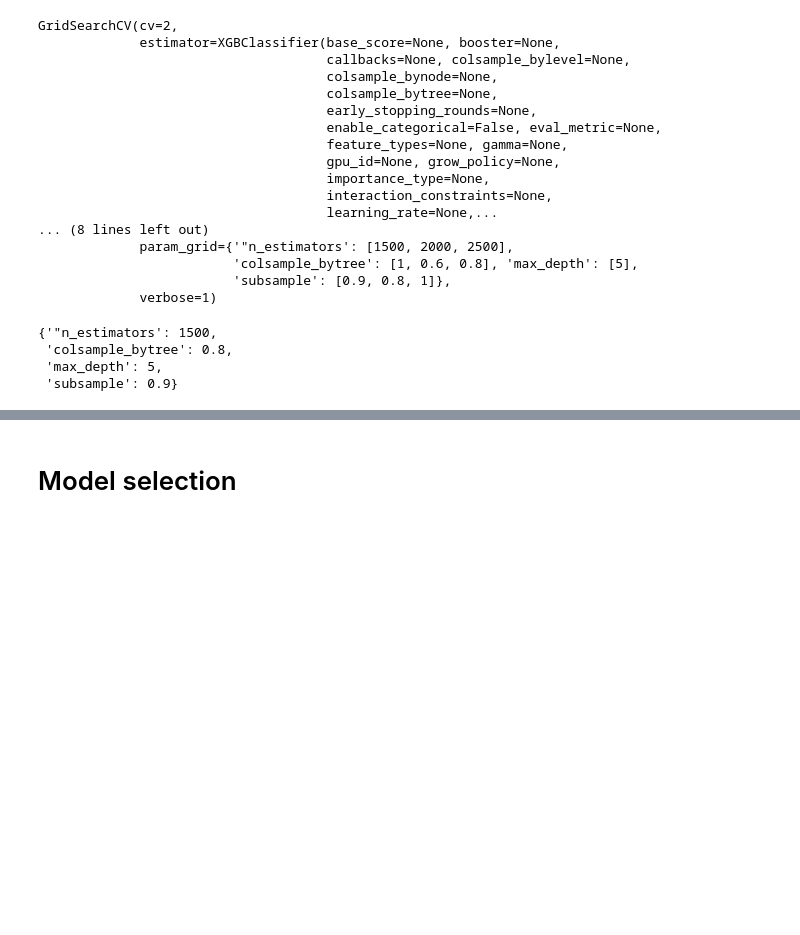
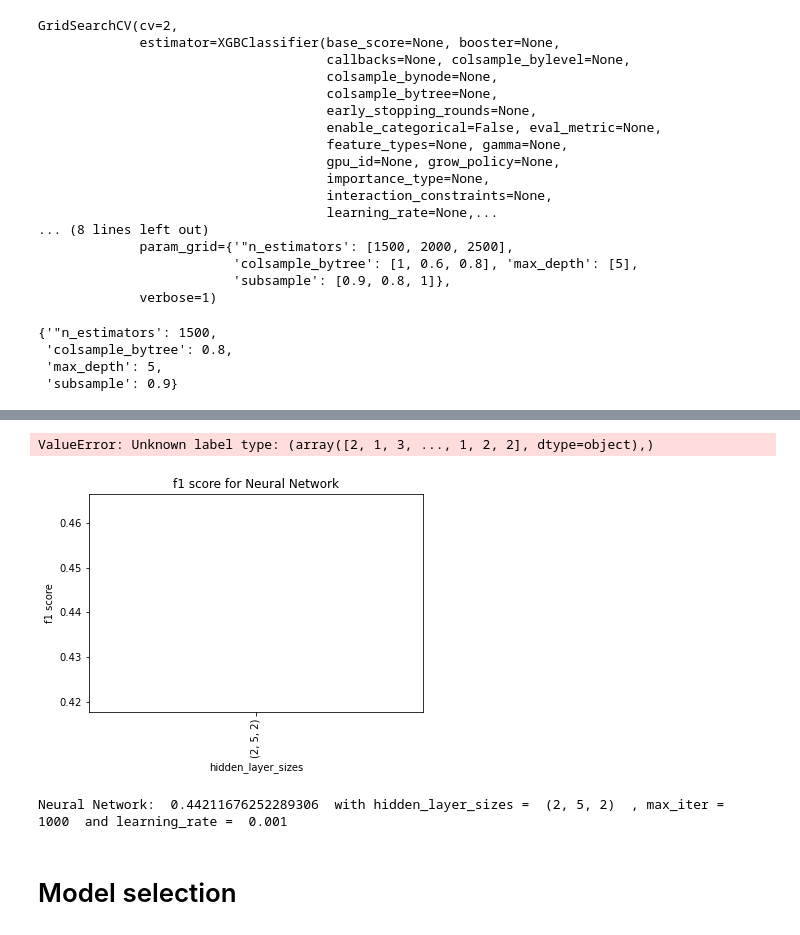
Before and after one commit to shahrohman/inf8245e_kaggle, a Jupyter notebook: ML_kaggle copy.ipynb, the cells around one changed output, grey strips where cells are left out. Cells and saved outputs as stored; diff of their text form; code cells hidden in the pictures; blank space fills up the shorter version.

```diff
--- a/ML_kaggle copy.ipynb
+++ b/ML_kaggle copy.ipynb
@@ -467,3 +532,38 @@ CV_clf.best_params_
+# %%
+hidden_layer_sizes_values = [(2, 5, 2)]
+# max_iter_values = [100, 200, 300, 400, 500] peut-être pas assez
+max_iter_values = [1000]
+learning_rate_values = [1e-3]
+
+f1_scores_nnb = np.zeros((len(hidden_layer_sizes_values), len(max_iter_values), len(learning_rate_values)))
+
+i = 0
+for hidden_layer_sizes in hidden_layer_sizes_values:
+    j = 0
+    for max_iter in max_iter_values:
+        k = 0
+        for learning_rate in learning_rate_values:
+            f1_scores_nnb[i,j,k] = neural_network(X_train, X_test, y_train, y_test, hidden_layer_sizes, max_iter, learning_rate = learning_rate, solver = 'adam')
+            k += 1
+        j += 1
+    i += 1
+# %% [output]
+ValueError: Unknown label type: (array([2, 1, 3, ..., 1, 2, 2], dtype=object),)
+# %%
+# hidden_layer_sizes_values = [(5, 5), (10, 10), (15, 15), (20, 20), (25, 25)]
+
+plt.title("f1 score for Neural Network")
+plt.ylabel("f1 score")
+plt.xlabel("hidden_layer_sizes")
+plt.xticks(np.arange(0, len(hidden_layer_sizes_values)*len(max_iter_values)*len(learning_rate_values), len(max_iter_values)*len(learning_rate_values)), hidden_layer_sizes_values, rotation = 90)
+plt.plot(f1_scores_nnb.flatten())
+plt.show()
+
+indices_maxb = np.unravel_index(np.argmax(f1_scores_nnb, axis=None), f1_scores_nnb.shape)
+print("Neural Network: ", f1_scores_nnb[indices_maxb], " with hidden_layer_sizes = ", hidden_layer_sizes_values[indices_maxb[0]], " , max_iter = ", max_iter_values[indices_maxb[1]], " and learning_rate = ", learning_rate_values[indices_maxb[2]])
+# %% [output]
+[figure, added]
+Neural Network:  0.44211676252289306  with hidden_layer_sizes =  (2, 5, 2)  , max_iter =  1000  and learning_rate =  0.001
 # %% [markdown]
 # Model selection
 # %%
```
Also changed, not shown: parts of 27 cells of this notebook, 1 other file.
